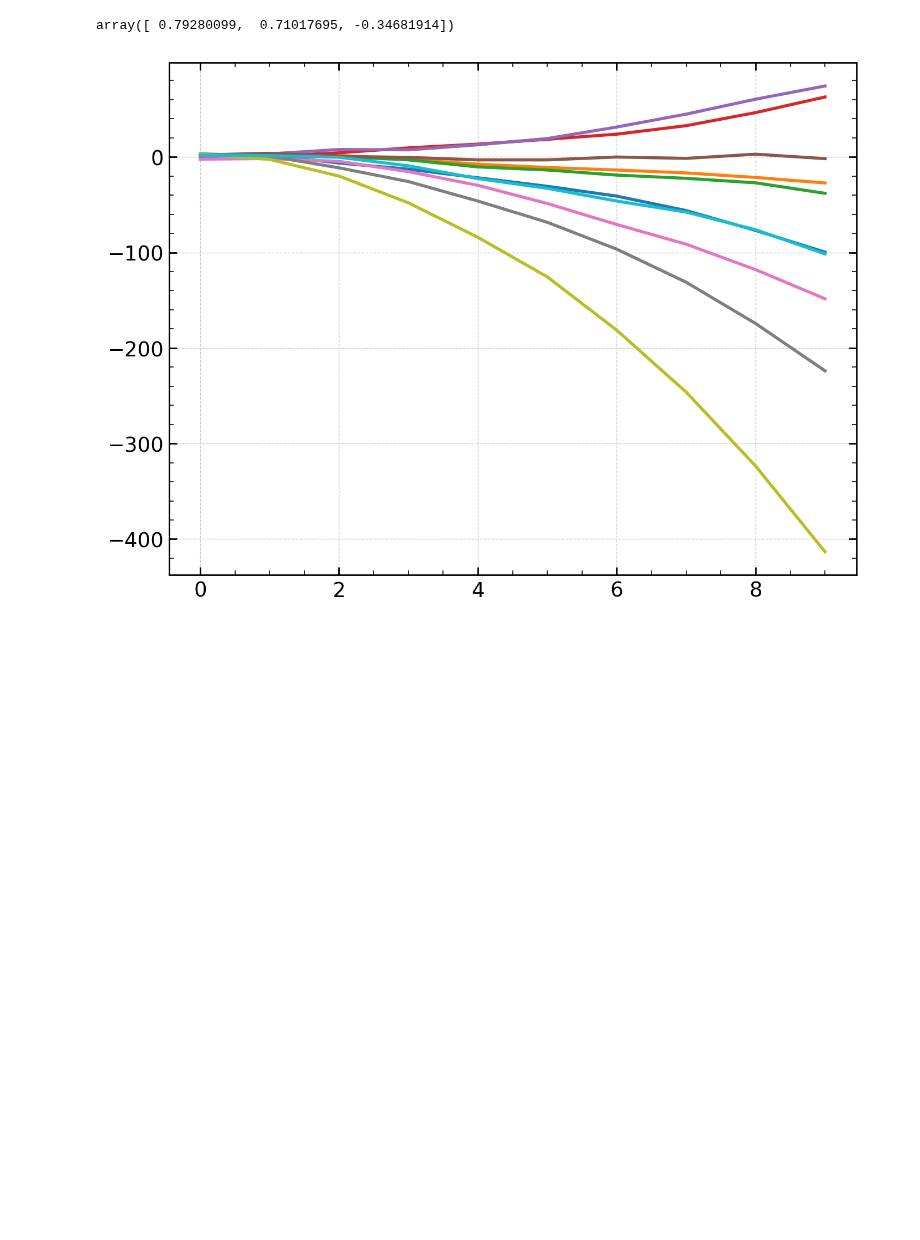
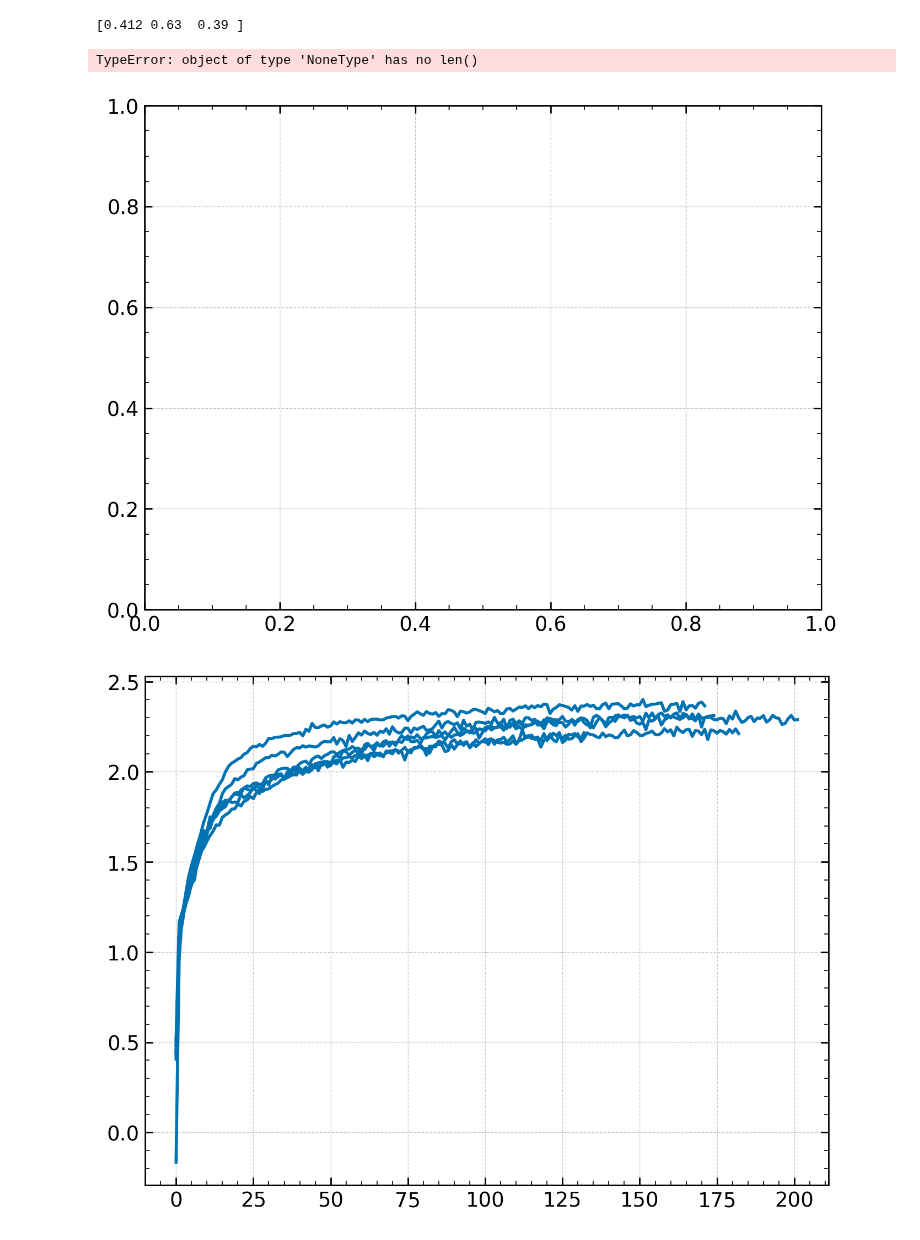
Before and after one commit to maho3/ltu-ili, a Jupyter notebook: paper/2_toy/fig2.ipynb, the cells around one changed output. Saved outputs shown, nothing was run; the diff lists cells and outputs as text; code cells hidden in the pictures; blank space fills up the shorter version.

Commit message:
figure 2 updates

```diff
--- a/paper/2_toy/fig2.ipynb
+++ b/paper/2_toy/fig2.ipynb
@@ -4,7 +4,7 @@ from os.path import join
 
 import matplotlib as mpl
 import matplotlib.pyplot as plt
-mpl.style.use('paper.mcstyle')
+mpl.style.use('../paper.mcstyle')
 
 import seaborn as sns
 import pandas as pd
@@ -19,27 +21,25 @@ from ili.validation.runner import ValidationRunner
 # %%
 # Load data
-cfgdir = '/home/mattho/git/ltu-ili/paper/configs/toy_model/'
-wdir = '/home/mattho/git/ltu-ili/paper/wdir'
+cfgdir = '/home/mattho/git/ltu-ili/paper/2_toy'
+wdir = '/home/mattho/git/ltu-ili/paper/wdir/toy'
 imdir = '/home/mattho/git/ltu-ili/paper/images'
 
-os.chdir(wdir)
+os.chdir(cfgdir)
 # %%
-all_loader = StaticNumpyLoader.from_config(join(cfgdir, "data.yaml"))
+all_loader = SBISimulator.from_config(join(cfgdir, "data_train.yaml"))
 x, theta = all_loader.get_all_data(), all_loader.get_all_parameters()
 
-np.random.seed(123)
-ind = np.random.choice(len(x))
-x_obs = x[ind]
-theta_obs = theta[ind]
-ndim = theta.shape[1]
+x_obs = np.load(join(wdir, 'x_obs.npy'))
+theta_obs = np.load(join(wdir, 'theta_obs.npy'))[0]
+ndim = theta_obs.shape[0]
+print(theta_obs)
 
 samples = {}
-models = ['SNPE', 'SNLE', 'SNRE', 'pydelfi']
+summaries = {}
+models = ['SNPE']#, 'SNLE', 'SNRE', 'pydelfi']
 for m in models:
-    samples[m] = np.load(join(wdir, 'toy', f'toy_{m}_single_samples.npy'))
-# models += ['pydelfi']
-# samples['pydelfi'] = np.load(join(wdir, 'toy', f'single_samples.npy'))
+    samples[m] = np.load(join(wdir, f'toy_{m}_single_samples.npy'))
+    filename = join(wdir, f'toy_{m}_summary.json')
+    summaries[m] = pd.read_json(filename)
+# %% [output]
+[0.412 0.63  0.39 ]
-# %%
-theta_obs
-# %% [output]
-array([ 0.79280099,  0.71017695, -0.34681914])
@@ -48,4 +51,16 @@ fig, ax = plt.subplots()
 for j in np.random.choice(len(x), 10):
     ax.plot(x[j])
 # %% [output]
+TypeError: object of type 'NoneType' has no len()
-[figure, old version]
+[figure, new version]
+# %%
+# plot loss
+colors = sns.color_palette('colorblind')
+
+fig, ax = plt.subplots()
+for j, m in enumerate(models):
+    for i in range(len(summaries[m])):
+        ax.plot(summaries[m].loc[i, 'validation_log_probs'],
+                label=m, color=colors[j])
+# %% [output]
+[figure, added]
```
Also changed, not shown: parts of 11 cells of this notebook, 11 other files.
